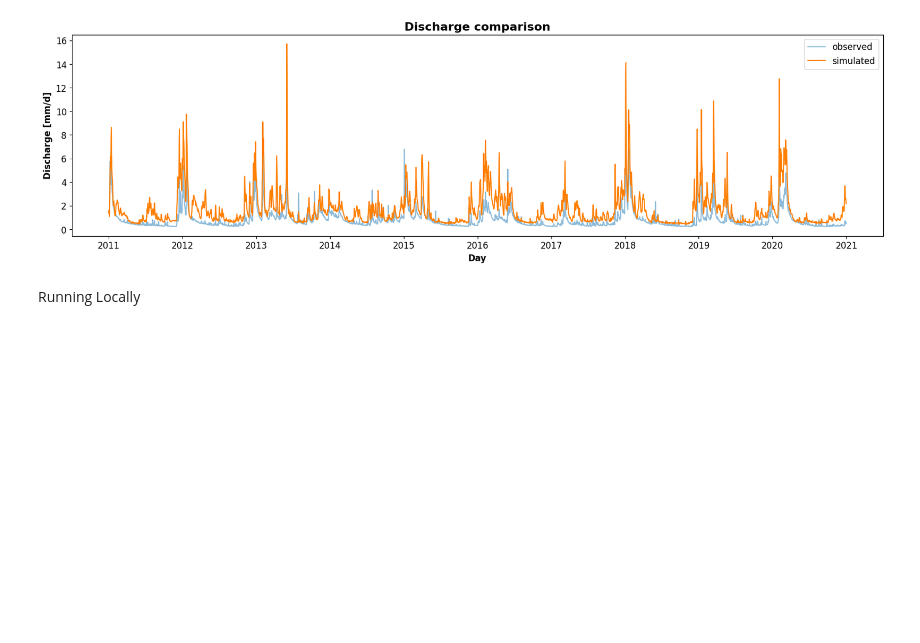
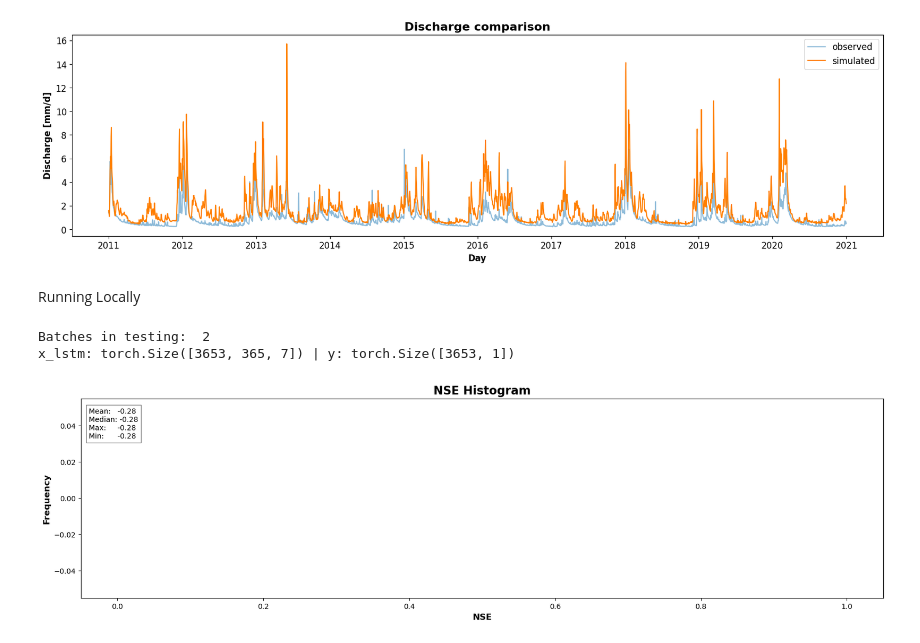
Before and after one commit to Ash-Manoj/lstm_backward, a Jupyter notebook: experiments/model_world.ipynb, the cells around one changed output. Saved outputs shown, nothing was run; the diff lists cells and outputs as text; code cells hidden in the pictures; blank space fills up the shorter version.

Commit message:
local runs 2

```diff
--- a/experiments/model_world.ipynb
+++ b/experiments/model_world.ipynb
@@ -711,7 +711,7 @@ Running Locally
 # Dataset testing
 # paths to access the information
 path_entities = '../data/basins_grdc_trial.txt'
-path_data = '/pfs/data5/home/kit/iwu/as2023/dataset/01_europe_flood/Caravan/' # Caution! using absolute path here as I do not want to save the data together with the code
+path_data = r"S:\ashish\01_Analysis\01_Europe_Flood_Analysis\Caravan\Caravan" # Caution! using absolute path here as I do not want to save the data together with the code
 test_dataset = BaseDataset(dynamic_input=dynamic_input,
                            static_input=static_input,
                            target=target,
@@ -743,3 +743,6 @@ print(f'x_lstm: {x_lstm.shape} | y: {y.shape}')
 valid_basins_testing = [next(group)[0] for key, group in groupby(test_dataset.valid_entities, key=lambda x: x[0])]
 valid_entity_per_basin_testing = [[id for _, id in group] for key, group in groupby(test_dataset.valid_entities,
                                                                                     key=lambda x: x[0])]
+# %% [output]
+Batches in testing:  2
+x_lstm: torch.Size([3653, 365, 7]) | y: torch.Size([3653, 1])
@@ -745,0 +772,35 @@ valid_entity_per_basin_testing = [[id for _, id in group] for key, group in grou
+# %%
+# Loss testing
+loss_testing = nse(df_results=test_results, average=False)
+df_NSE = pd.DataFrame(data={'basin_id': valid_basins_testing, 'NSE': np.round(loss_testing,3)})
+df_NSE = df_NSE.set_index('basin_id')
+df_NSE.to_csv(path_save_folder+'/NSE_local.csv', index=True, header=True)
+
+# Simulated and observed results
+y_sim = pd.concat([pd.DataFrame({key: value['y_sim']}) for key, value in test_results.items()], axis=1)
+y_obs = pd.concat([pd.DataFrame({key: value['y_obs']}) for key, value in test_results.items()], axis=1)
+
+# Set index same as last dataframe in loop (because of how the dataframes where constructed all have the same indexes)
+y_sim = y_sim.set_index(list(test_results.values())[0]['y_sim'].index)
+y_obs = y_obs.set_index(list(test_results.values())[0]['y_obs'].index)
+
+# Export the results
+y_sim.to_csv(path_save_folder+'/y_sim_local.csv', index=True, header=True)
+y_obs.to_csv(path_save_folder+'/y_obs_local.csv', index=True, header=True)
+# %%
+# Plot the histogram
+plt.hist(df_NSE['NSE'], bins=[0, .1, .2, .3, .4, .5, .6, .7, .8, .9, 1])
+
+# Add NSE statistics to the plot
+plt.text(0.01, 0.8, f'Mean: {"%.2f" % df_NSE["NSE"].mean():>7}\nMedian: {"%.2f" % df_NSE["NSE"].median():>0}\nMax: {"%.2f" % df_NSE["NSE"].max():>9}\nMin: {"%.2f" % df_NSE["NSE"].min():>10}',
+         transform=plt.gca().transAxes, bbox=dict(facecolor='white', alpha=0.5))
+
+# Format plot
+plt.rcParams["figure.figsize"] = (20, 5)
+plt.xlabel('NSE', fontsize=12, fontweight='bold')
+plt.ylabel('Frequency', fontsize=12, fontweight='bold')
+plt.title('NSE Histogram', fontsize=16, fontweight='bold')
+#plt.savefig(save_folder+'/NSE_LSTM_Histogram.png', bbox_inches='tight', pad_inches=0)
+plt.show()
+# %% [output]
+[figure, added]
```
Also changed, not shown: parts of 2 cells of this notebook.
